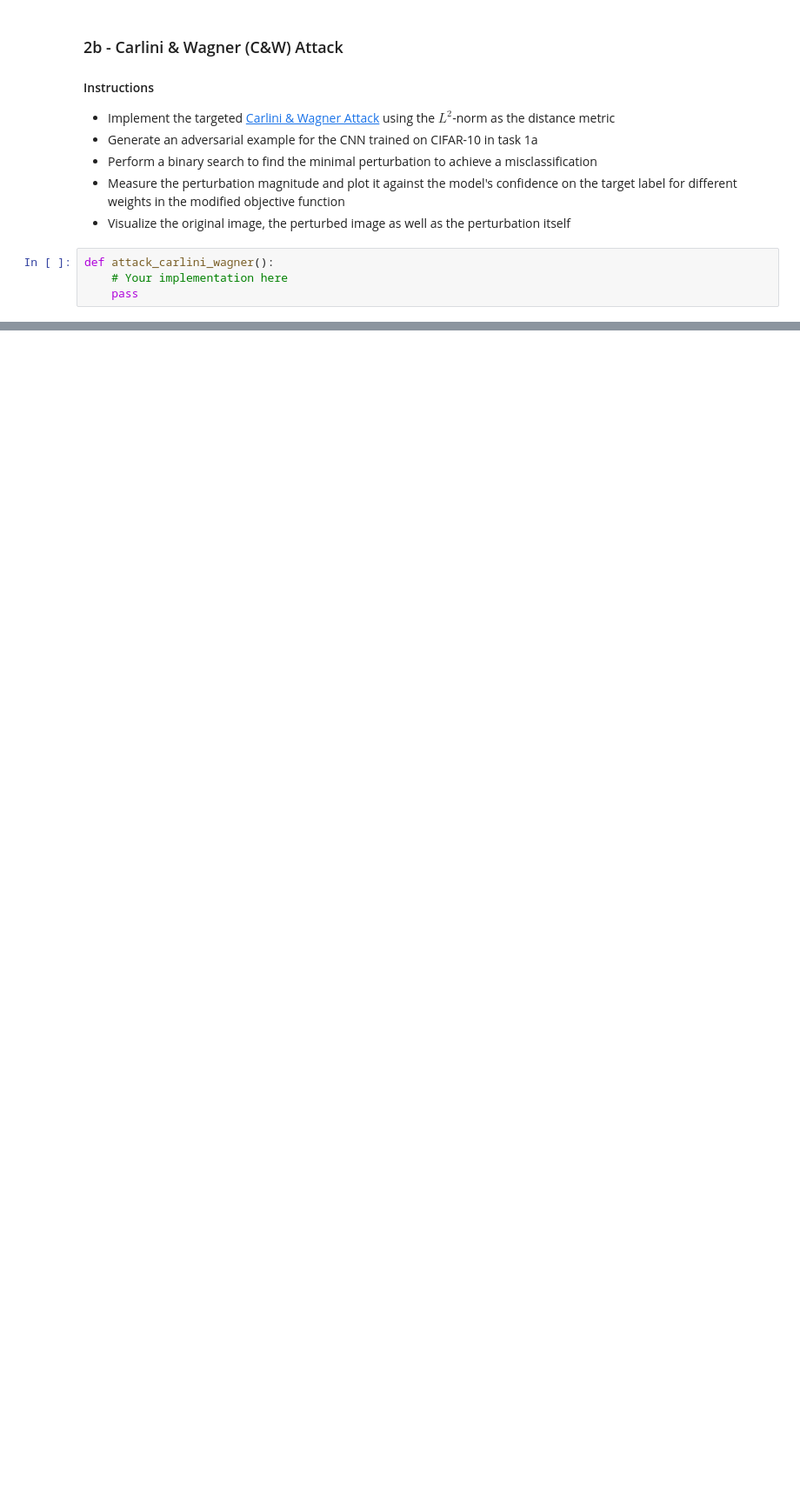
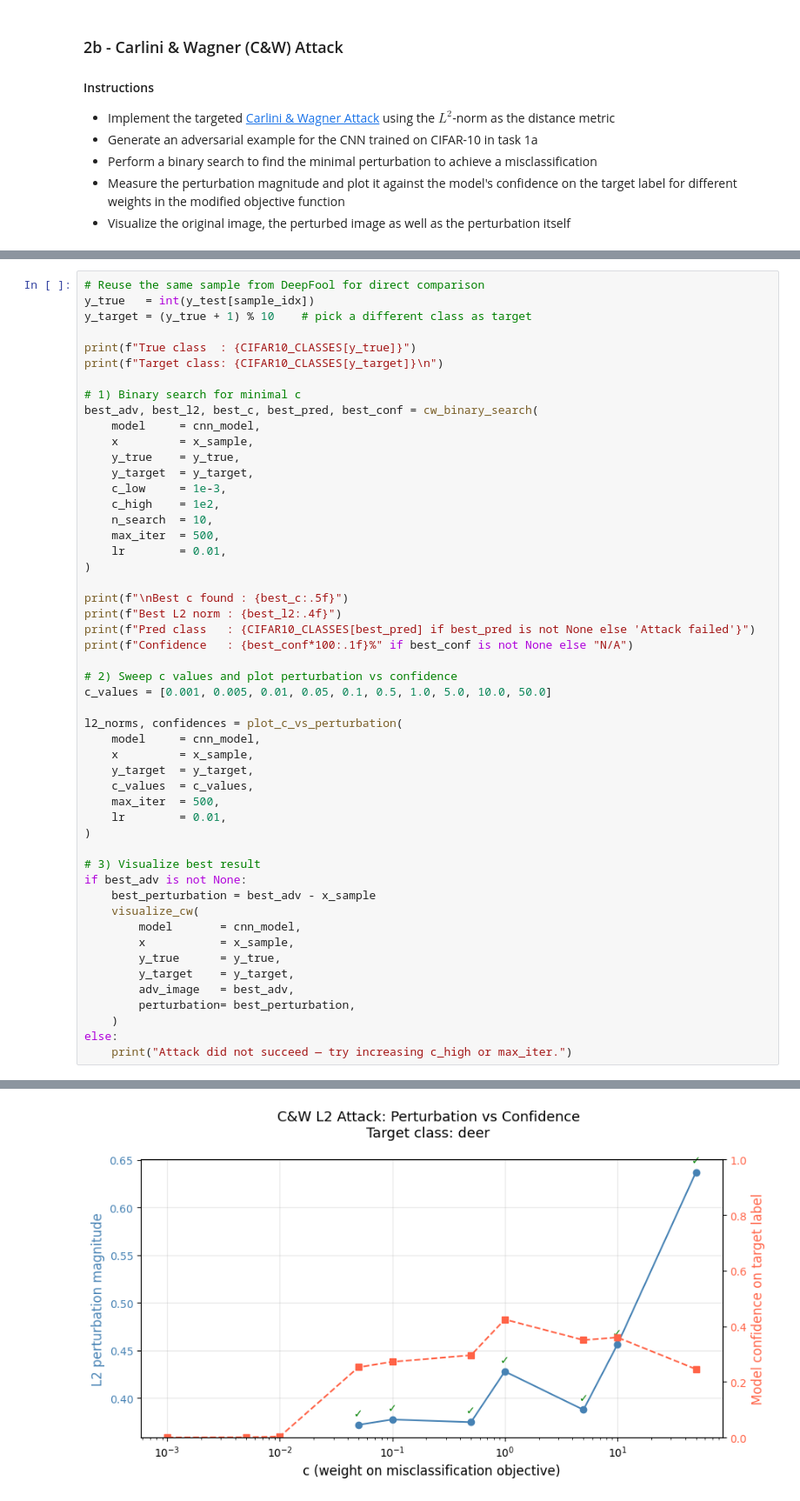
Before and after one commit to avikdas191/ai-cybersecurity-IV, a Jupyter notebook: week_04/004_adversarial_part-2.ipynb, the cells around one changed output, grey strips where cells are left out. Shown at 87% size. Cells and saved outputs as stored; diff of their text form; blank space fills up the shorter version.

```diff
--- a/week_04/004_adversarial_part-2.ipynb
+++ b/week_04/004_adversarial_part-2.ipynb
@@ -65,7 +399,3 @@ def attack_deepfool():
 - Perform a binary search to find the minimal perturbation to achieve a misclassification
 - Measure the perturbation magnitude and plot it against the model's confidence on the target label for different weights in the modified objective function
 - Visualize the original image, the perturbed image as well as the perturbation itself
-# %%
-def attack_carlini_wagner():
-    # Your implementation here
-    pass
@@ -71,0 +619,52 @@ def attack_carlini_wagner():
+# %%
+# Reuse the same sample from DeepFool for direct comparison
+y_true   = int(y_test[sample_idx])
+y_target = (y_true + 1) % 10    # pick a different class as target
+
+print(f"True class  : {CIFAR10_CLASSES[y_true]}")
+print(f"Target class: {CIFAR10_CLASSES[y_target]}\n")
+
+# 1) Binary search for minimal c
+best_adv, best_l2, best_c, best_pred, best_conf = cw_binary_search(
+    model     = cnn_model,
+    x         = x_sample,
+    y_true    = y_true,
+    y_target  = y_target,
+    c_low     = 1e-3,
+    c_high    = 1e2,
+    n_search  = 10,
+    max_iter  = 500,
+    lr        = 0.01,
+)
+
+print(f"\nBest c found : {best_c:.5f}")
+print(f"Best L2 norm : {best_l2:.4f}")
+print(f"Pred class   : {CIFAR10_CLASSES[best_pred] if best_pred is not None else 'Attack failed'}")
+print(f"Confidence   : {best_conf*100:.1f}%" if best_conf is not None else "N/A")
+
+# 2) Sweep c values and plot perturbation vs confidence
+c_values = [0.001, 0.005, 0.01, 0.05, 0.1, 0.5, 1.0, 5.0, 10.0, 50.0]
+
+l2_norms, confidences = plot_c_vs_perturbation(
+    model     = cnn_model,
+    x         = x_sample,
+    y_target  = y_target,
+    c_values  = c_values,
+    max_iter  = 500,
+    lr        = 0.01,
+)
+
+# 3) Visualize best result
+if best_adv is not None:
+    best_perturbation = best_adv - x_sample
+    visualize_cw(
+        model       = cnn_model,
+        x           = x_sample,
+        y_true      = y_true,
+        y_target    = y_target,
+        adv_image   = best_adv,
+        perturbation= best_perturbation,
+    )
+else:
+    print("Attack did not succeed — try increasing c_high or max_iter.")
+# %% [output]
@@ -71,0 +688 @@ def attack_carlini_wagner():
+[figure, added]
```
Also changed, not shown: parts of 22 cells of this notebook, 2 other files.
